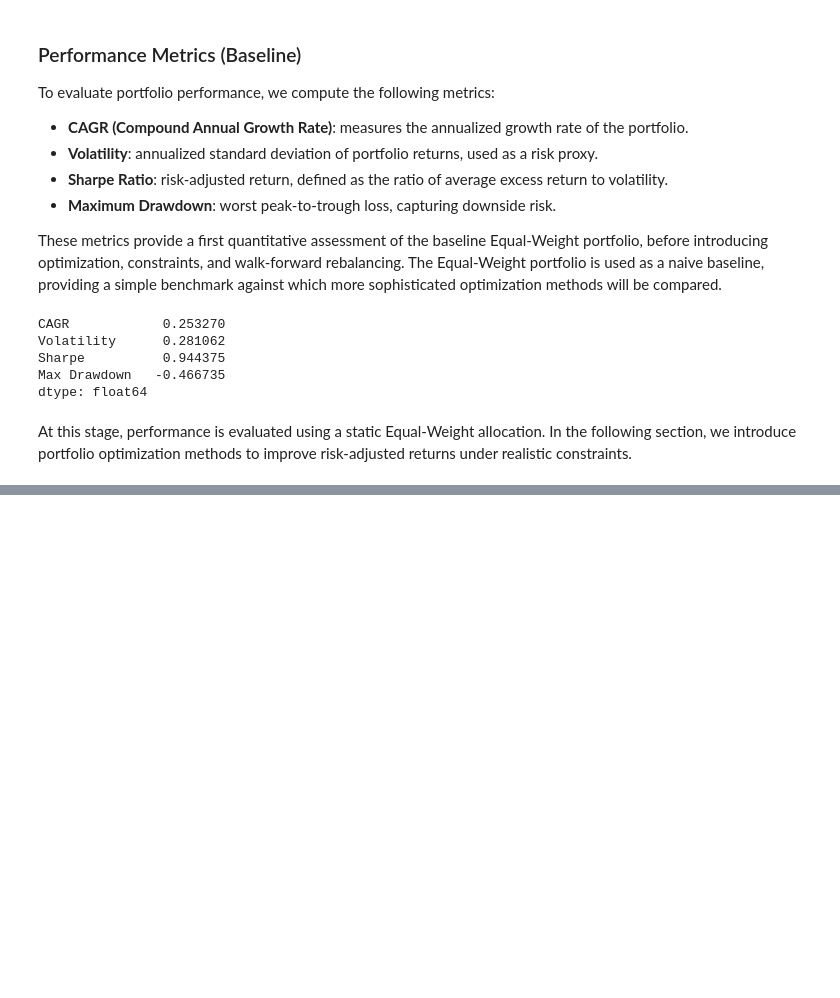
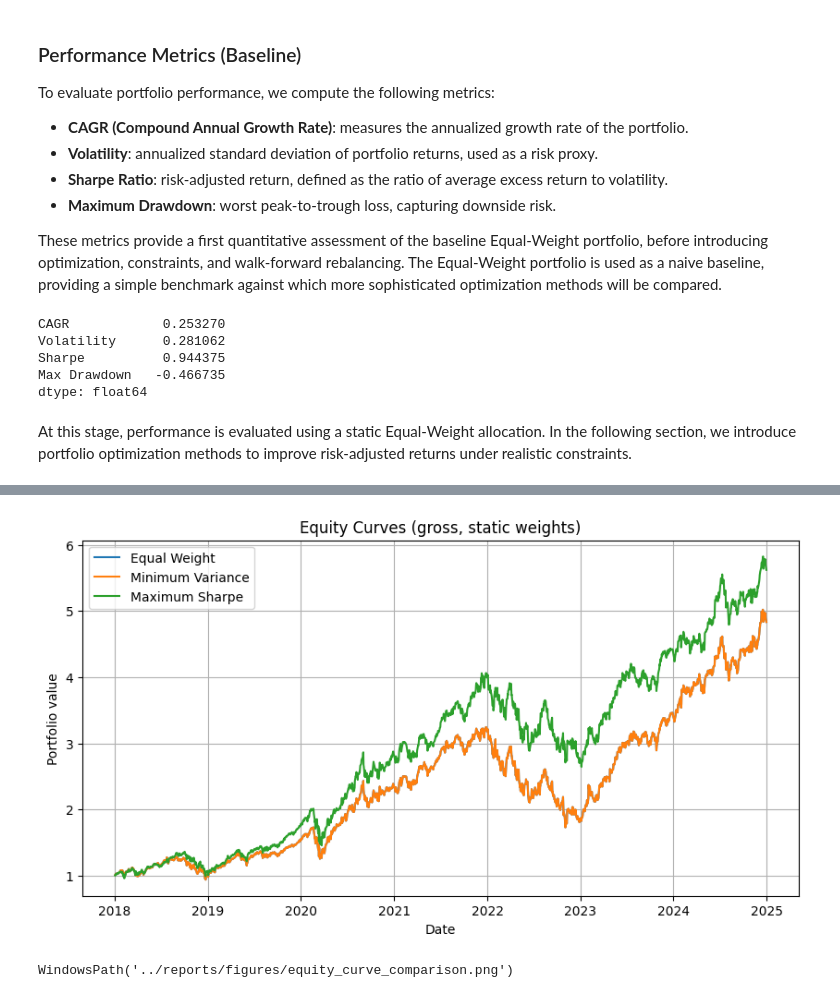
Before and after one commit to Morales-Mathieu/portfolio-optimization-methods, a Jupyter notebook: notebooks/01_portfolio_optimization_walkforward.ipynb, the cells around one changed output, grey strips where cells are left out. Cells and saved outputs as stored; diff of their text form; code cells hidden in the pictures; blank space fills up the shorter version.

```diff
--- a/notebooks/01_portfolio_optimization_walkforward.ipynb
+++ b/notebooks/01_portfolio_optimization_walkforward.ipynb
@@ -135,0 +339,6 @@ risk-adjusted returns under realistic constraints.
+# %%
+port_ret_maxsharpe = (returns * weights_maxsharpe).sum(axis=1)
+
+equity_maxsharpe = (1 + port_ret_maxsharpe).cumprod()
+
+equity_maxsharpe.head()
@@ -135,0 +353,18 @@ risk-adjusted returns under realistic constraints.
+# %%
+plt.plot(equity_eq, label="Equal Weight")
+plt.plot(equity_minvar, label="Minimum Variance")
+plt.plot(equity_maxsharpe, label="Maximum Sharpe")
+
+plt.title("Equity Curves (gross, static weights)")
+plt.ylabel("Portfolio value")
+plt.xlabel("Date")
+plt.grid(True)
+plt.legend()
+
+plt.savefig(FIG_DIR / "equity_curve_comparison.png", dpi=200, bbox_inches="tight")
+plt.show()
+
+FIG_DIR / "equity_curve_comparison.png"
+# %% [output]
+[figure, added]
+WindowsPath('../reports/figures/equity_curve_comparison.png')
```
Also changed, not shown: parts of 11 cells of this notebook, 2 other files.
